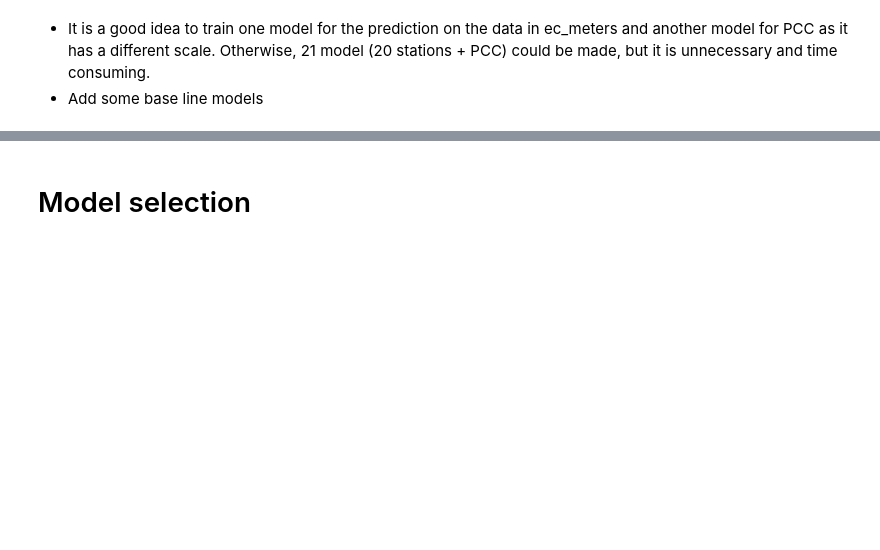
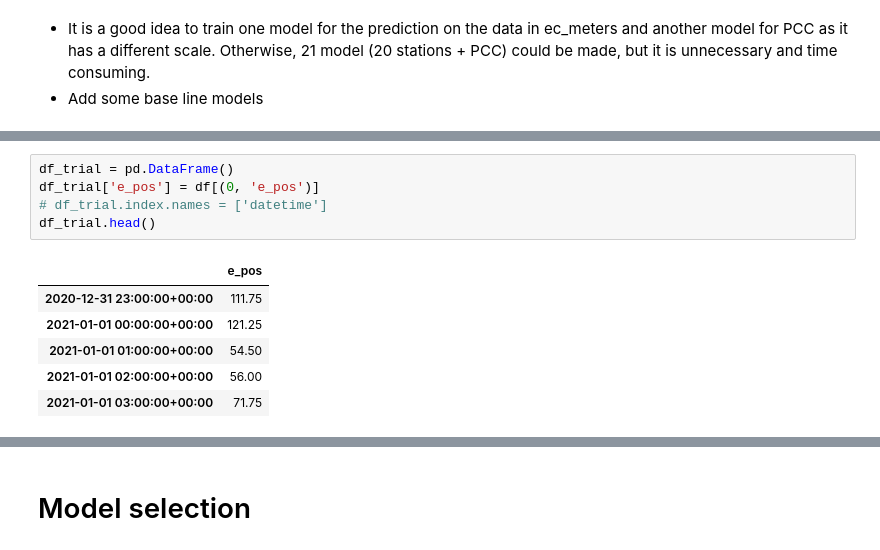
Before and after one commit to FabioLddo/time_series_energy_community_forecasting, a Jupyter notebook: Final_Project_Ippolito_Loddo_Margni.ipynb, the cells around one changed output, grey strips where cells are left out. Drawn from its saved outputs; the diff is of its cells as text; blank space fills up the shorter version.

```diff
--- a/Final_Project_Ippolito_Loddo_Margni.ipynb
+++ b/Final_Project_Ippolito_Loddo_Margni.ipynb
@@ -413,0 +451,12 @@ df.shape
+# %%
+df_trial = pd.DataFrame()
+df_trial['e_pos'] = df[(0, 'e_pos')]
+# df_trial.index.names = ['datetime']
+df_trial.head()
+# %% [output]
+|  | e_pos |
+| 2020-12-31 23:00:00+00:00 | 111.75 |
+| 2021-01-01 00:00:00+00:00 | 121.25 |
+| 2021-01-01 01:00:00+00:00 | 54.50 |
+| 2021-01-01 02:00:00+00:00 | 56.00 |
+| 2021-01-01 03:00:00+00:00 | 71.75 |
```
Also changed, not shown: parts of 9 cells of this notebook.
